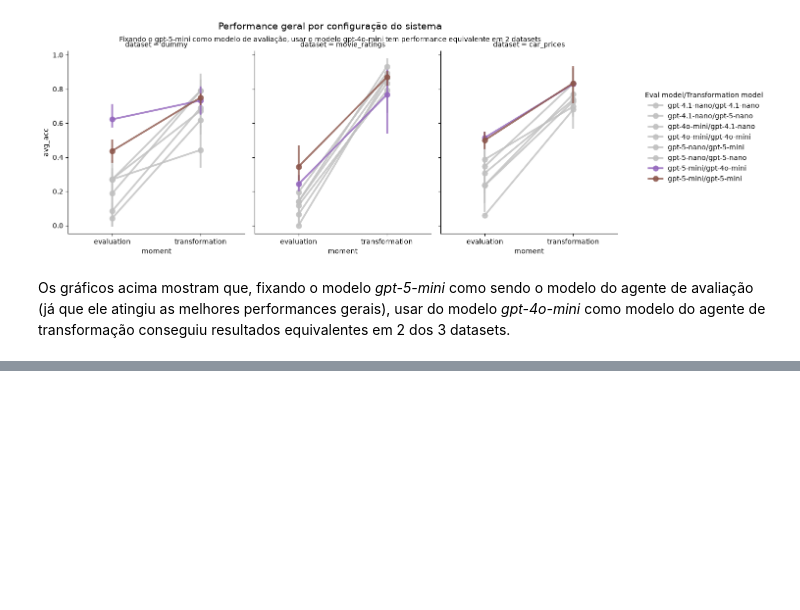
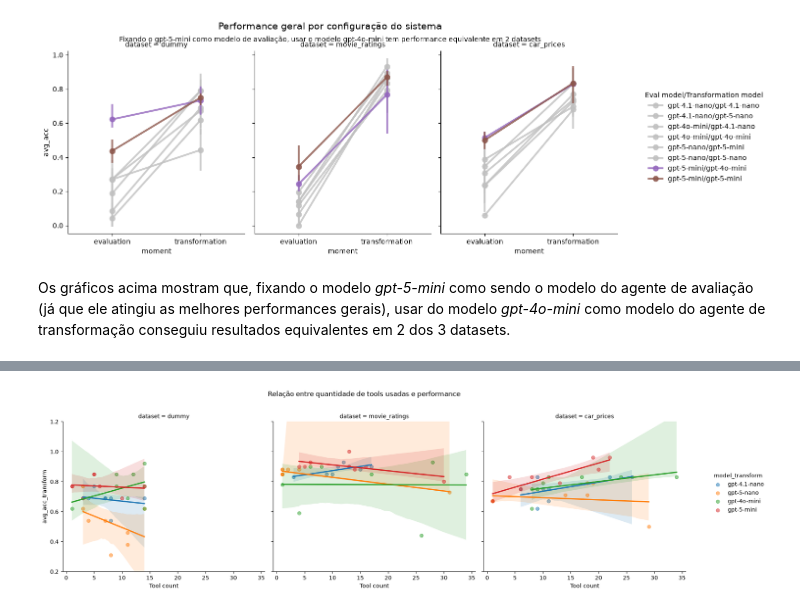
Before and after one commit to Pendulun/data-readiness-agent, a Jupyter notebook: notebooks/results-PT-BR.ipynb, the cells around one changed output, grey strips where cells are left out. Drawn from its saved outputs; the diff is of its cells as text; code cells hidden in the pictures; blank space fills up the shorter version.

Commit message:
feat: Add tool usage review section

```diff
--- a/notebooks/results-PT-BR.ipynb
+++ b/notebooks/results-PT-BR.ipynb
@@ -497,0 +522,15 @@ Levando em consideração o custo benefício total, pode-se concluir que a confi
+# %%
+def load_tool_usage_history() -> dict[str, pd.DataFrame]:
+    RESULTS_BASE_DIR_PATH = "../src_data_readyness_agent/testing/test_results/"
+    results_map = [
+        {'dataset':'dummy', 'path':RESULTS_BASE_DIR_PATH + "transformation_agent_tool_usage_dummy_data.csv"},
+        {'dataset':'movie_ratings', 'path':RESULTS_BASE_DIR_PATH + "transformation_agent_tool_usage_movie_ratings_data.csv"},
+        {'dataset':'car_prices', 'path':RESULTS_BASE_DIR_PATH + "transformation_agent_tool_usage_car_price_data.csv"}
+    ]
+    result = dict()
+    for dataset_result in results_map:
+        curr_result = pd.read_csv(dataset_result['path'])
+        result[dataset_result['dataset']] = curr_result
+    return result
+# %%
+tool_usage_history = load_tool_usage_history()
@@ -497,0 +541,16 @@ Levando em consideração o custo benefício total, pode-se concluir que a confi
+# %%
+def get_tool_usage_results_by_run(run_base_results:pd.DataFrame, tool_usage_hist:dict[str, pd.DataFrame]) -> pd.DataFrame:
+    partial_results = list()
+    for dataset in run_base_results.dataset.unique():
+        tool_usage_by_run = tool_usage_hist[dataset].groupby('run_id').size().reset_index().rename(columns={0:'Tool count'})
+        target_cols = ['run_id', 'avg_acc_transform', 'dataset', 'model_transform', 'config_name']
+        curr_result = run_base_results[run_base_results.dataset == dataset][target_cols].merge(tool_usage_by_run, on ='run_id')
+
+        tool_sucess_by_run = tool_usage_hist[dataset].groupby('run_id')['sucess'].sum().reset_index()
+        curr_result = curr_result.merge(tool_sucess_by_run, on ='run_id')
+
+        partial_results.append(curr_result)
+    return pd.concat(partial_results)
+# %%
+tool_usage_results = get_tool_usage_results_by_run(merged_results, tool_usage_history)
+tool_usage_results.head()
@@ -497,0 +564,12 @@ Levando em consideração o custo benefício total, pode-se concluir que a confi
+# %%
+fig = sns.lmplot(data=tool_usage_results, x='Tool count', y='avg_acc_transform', col='dataset', hue='model_transform', scatter_kws={'alpha':0.5})
+fig.set(ylim=(0.2, 1.2))
+fig.legend.set_bbox_to_anchor((1.02, 0.5))
+fig.legend.set_loc("center left")
+
+fig.figure.suptitle("Relação entre quantidade de tools usadas e performance", y=1.02)
+plt.tight_layout()
+plt.show()
+plt.close()
+# %% [output]
+[figure, added]
```
Also changed, not shown: parts of 15 cells of this notebook.
